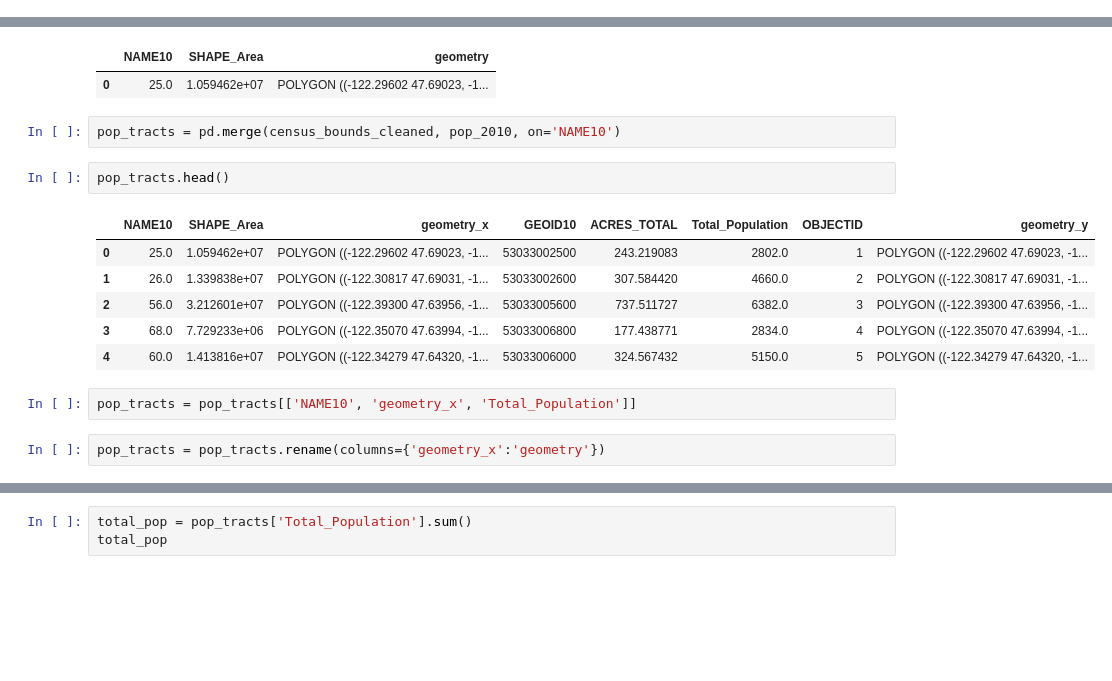
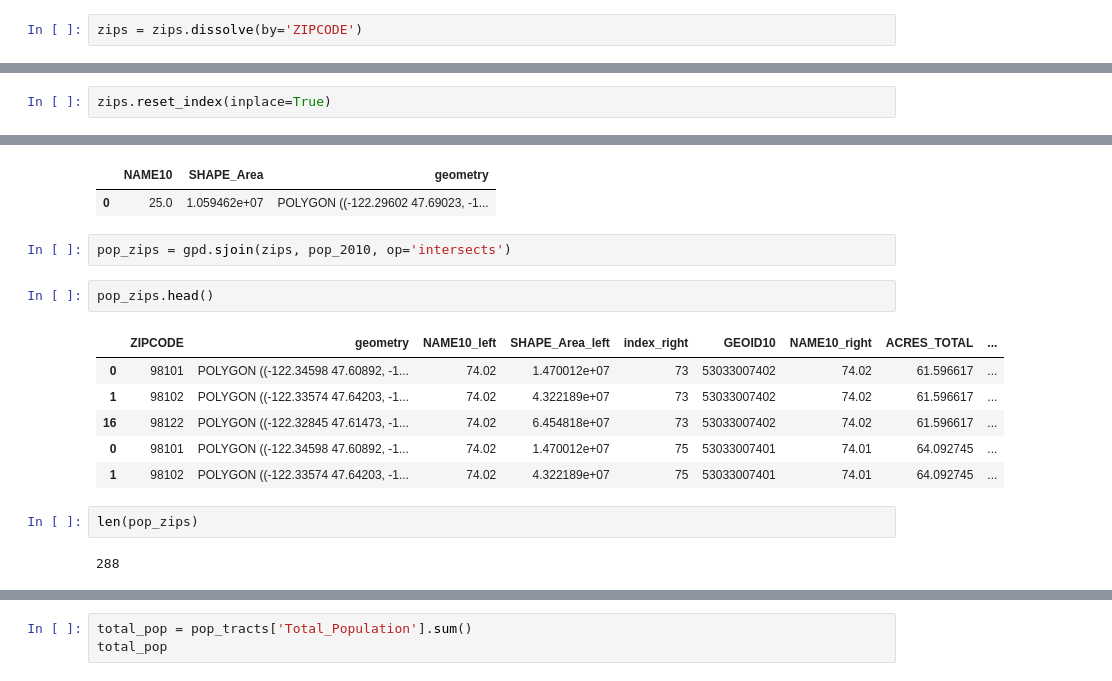
Before and after one commit to Greening-Seattle/Prediction, a Jupyter notebook: Prediction_Processing_MC.ipynb, the cells around one changed output, grey strips where cells are left out. Saved outputs shown, nothing was run; the diff lists cells and outputs as text; blank space fills up the shorter version.

```diff
--- a/Prediction_Processing_MC.ipynb
+++ b/Prediction_Processing_MC.ipynb
@@ -50,0 +69,2 @@ zips = zips[zips_columns]
+# %%
+zips = zips.dissolve(by='ZIPCODE')
@@ -88,0 +122,2 @@ zips_cleaned.head()
+# %%
+zips.reset_index(inplace=True)
@@ -394,18 +448,18 @@ census_bounds_cleaned.head(1)
 # %% [output]
 |  | NAME10 | SHAPE_Area | geometry |
 | 0 | 25.0 | 1.059462e+07 | POLYGON ((-122.29602 47.69023, -1... |
-# %%
-pop_tracts = pd.merge(census_bounds_cleaned, pop_2010, on='NAME10')
+# %%
+pop_zips = gpd.sjoin(zips, pop_2010, op='intersects')
 # %%
-pop_tracts.head()
+pop_zips.head()
 # %% [output]
-|  | NAME10 | SHAPE_Area | geometry_x | GEOID10 | ACRES_TOTAL | Total_Population | OBJECTID | geometry_y |
-| 0 | 25.0 | 1.059462e+07 | POLYGON ((-122.29602 47.69023, -1... | 53033002500 | 243.219083 | 2802.0 | 1 | POLYGON ((-122.29602 47.69023, -1... |
-| 1 | 26.0 | 1.339838e+07 | POLYGON ((-122.30817 47.69031, -1... | 53033002600 | 307.584420 | 4660.0 | 2 | POLYGON ((-122.30817 47.69031, -1... |
-| 2 | 56.0 | 3.212601e+07 | POLYGON ((-122.39300 47.63956, -1... | 53033005600 | 737.511727 | 6382.0 | 3 | POLYGON ((-122.39300 47.63956, -1... |
-| 3 | 68.0 | 7.729233e+06 | POLYGON ((-122.35070 47.63994, -1... | 53033006800 | 177.438771 | 2834.0 | 4 | POLYGON ((-122.35070 47.63994, -1... |
-| 4 | 60.0 | 1.413816e+07 | POLYGON ((-122.34279 47.64320, -1... | 53033006000 | 324.567432 | 5150.0 | 5 | POLYGON ((-122.34279 47.64320, -1... |
+|  | ZIPCODE | geometry | NAME10_left | SHAPE_Area_left | index_right | GEOID10 | NAME10_right | ACRES_TOTAL | ... |
+| 0 | 98101 | POLYGON ((-122.34598 47.60892, -1... | 74.02 | 1.470012e+07 | 73 | 53033007402 | 74.02 | 61.596617 | ... |
+| 1 | 98102 | POLYGON ((-122.33574 47.64203, -1... | 74.02 | 4.322189e+07 | 73 | 53033007402 | 74.02 | 61.596617 | ... |
+| 16 | 98122 | POLYGON ((-122.32845 47.61473, -1... | 74.02 | 6.454818e+07 | 73 | 53033007402 | 74.02 | 61.596617 | ... |
+| 0 | 98101 | POLYGON ((-122.34598 47.60892, -1... | 74.02 | 1.470012e+07 | 75 | 53033007401 | 74.01 | 64.092745 | ... |
+| 1 | 98102 | POLYGON ((-122.33574 47.64203, -1... | 74.02 | 4.322189e+07 | 75 | 53033007401 | 74.01 | 64.092745 | ... |
-# %%
-pop_tracts = pop_tracts[['NAME10', 'geometry_x', 'Total_Population']]
-# %%
-pop_tracts = pop_tracts.rename(columns={'geometry_x':'geometry'})
+# %%
+len(pop_zips)
+# %% [output]
+288
```
Also changed, not shown: parts of 22 cells of this notebook, 1 other file.
